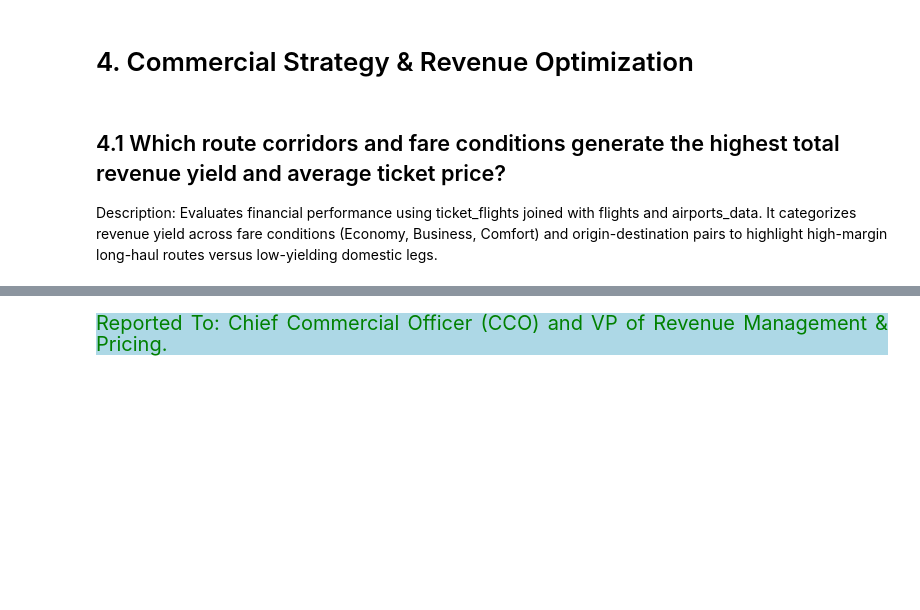
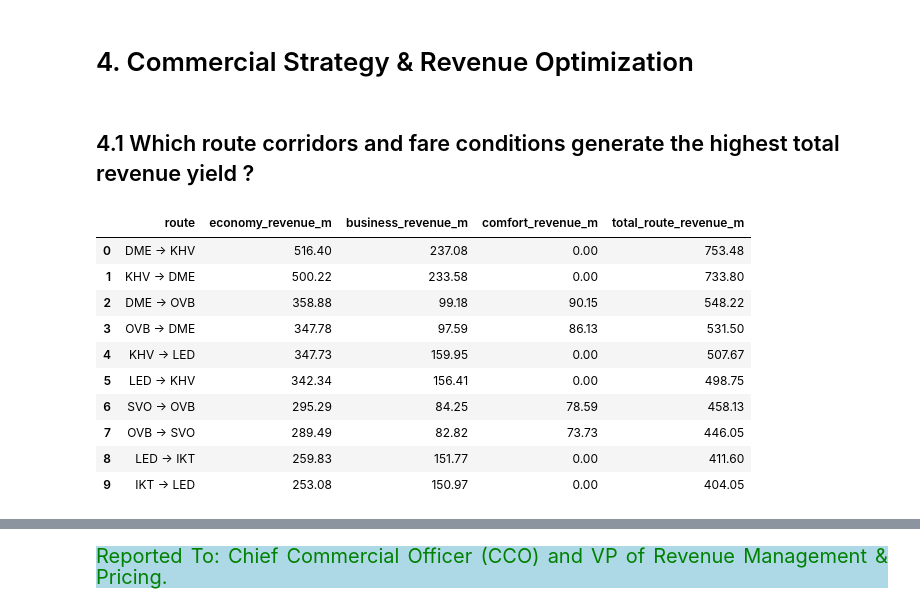
Before and after one commit to Kartika-Nidhi/Airlines_Operation_Analysis_SQL, a Jupyter notebook: AirlinesAnalysisSQl.ipynb, the cells around one changed output, grey strips where cells are left out. Drawn from its saved outputs; the diff is of its cells as text; code cells hidden in the pictures; blank space fills up the shorter version.

```diff
--- a/AirlinesAnalysisSQl.ipynb
+++ b/AirlinesAnalysisSQl.ipynb
@@ -505,6 +509,35 @@ Reported To: VP of Technical Operations & Maintenance (MRO) and Head of Airport
 # %% [markdown]
 # 4. Commercial Strategy & Revenue Optimization
 # %% [markdown]
-## 4.1 Which route corridors and fare conditions generate the highest total revenue yield and average ticket price?
-
-Description: Evaluates financial performance using ticket_flights joined with flights and airports_data. It categorizes revenue yield across fare conditions (Economy, Business, Comfort) and origin-destination pairs to highlight high-margin long-haul routes versus low-yielding domestic legs.
+## 4.1 Which route corridors and fare conditions generate the highest total revenue yield ?
+# %%
+query = """
+SELECT
+    CONCAT(flt.departure_airport, ' -> ', flt.arrival_airport) AS route,
+    ROUND(SUM(CASE WHEN tflt.fare_conditions = 'Economy' THEN tflt.amount ELSE 0 END) / 1000000, 2) AS economy_revenue_m,
+    ROUND(SUM(CASE WHEN tflt.fare_conditions = 'Business' THEN tflt.amount ELSE 0 END) / 1000000, 2) AS business_revenue_m,
+    ROUND(SUM(CASE WHEN tflt.fare_conditions = 'Comfort' THEN tflt.amount ELSE 0 END) / 1000000, 2) AS comfort_revenue_m,
+    ROUND(SUM(tflt.amount) / 1000000, 2) AS total_route_revenue_m
+
+FROM flights AS flt
+INNER JOIN ticket_flights AS tflt
+    ON flt.flight_id = tflt.flight_id
+GROUP BY route
+ORDER BY total_route_revenue_m DESC
+LIMIT 10;
+"""
+
+revenue = pd.read_sql(query, engine)
+revenue
+# %% [output]
+|  | route | economy_revenue_m | business_revenue_m | comfort_revenue_m | total_route_revenue_m |
+| 0 | DME -> KHV | 516.40 | 237.08 | 0.00 | 753.48 |
+| 1 | KHV -> DME | 500.22 | 233.58 | 0.00 | 733.80 |
+| 2 | DME -> OVB | 358.88 | 99.18 | 90.15 | 548.22 |
+| 3 | OVB -> DME | 347.78 | 97.59 | 86.13 | 531.50 |
+| 4 | KHV -> LED | 347.73 | 159.95 | 0.00 | 507.67 |
+| 5 | LED -> KHV | 342.34 | 156.41 | 0.00 | 498.75 |
+| 6 | SVO -> OVB | 295.29 | 84.25 | 78.59 | 458.13 |
+| 7 | OVB -> SVO | 289.49 | 82.82 | 73.73 | 446.05 |
+| 8 | LED -> IKT | 259.83 | 151.77 | 0.00 | 411.60 |
+| 9 | IKT -> LED | 253.08 | 150.97 | 0.00 | 404.05 |
```
Also changed, not shown: parts of 4 cells of this notebook.
